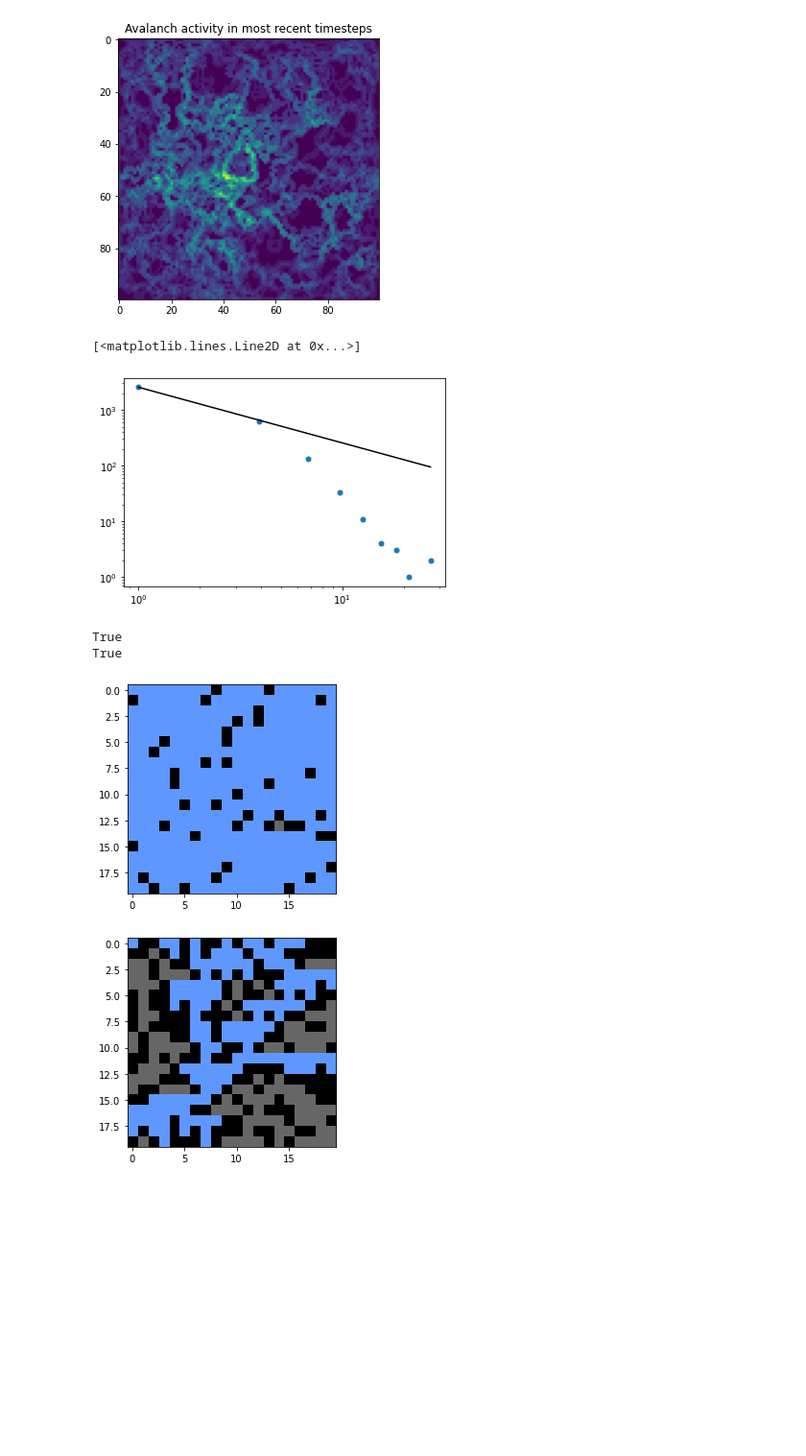
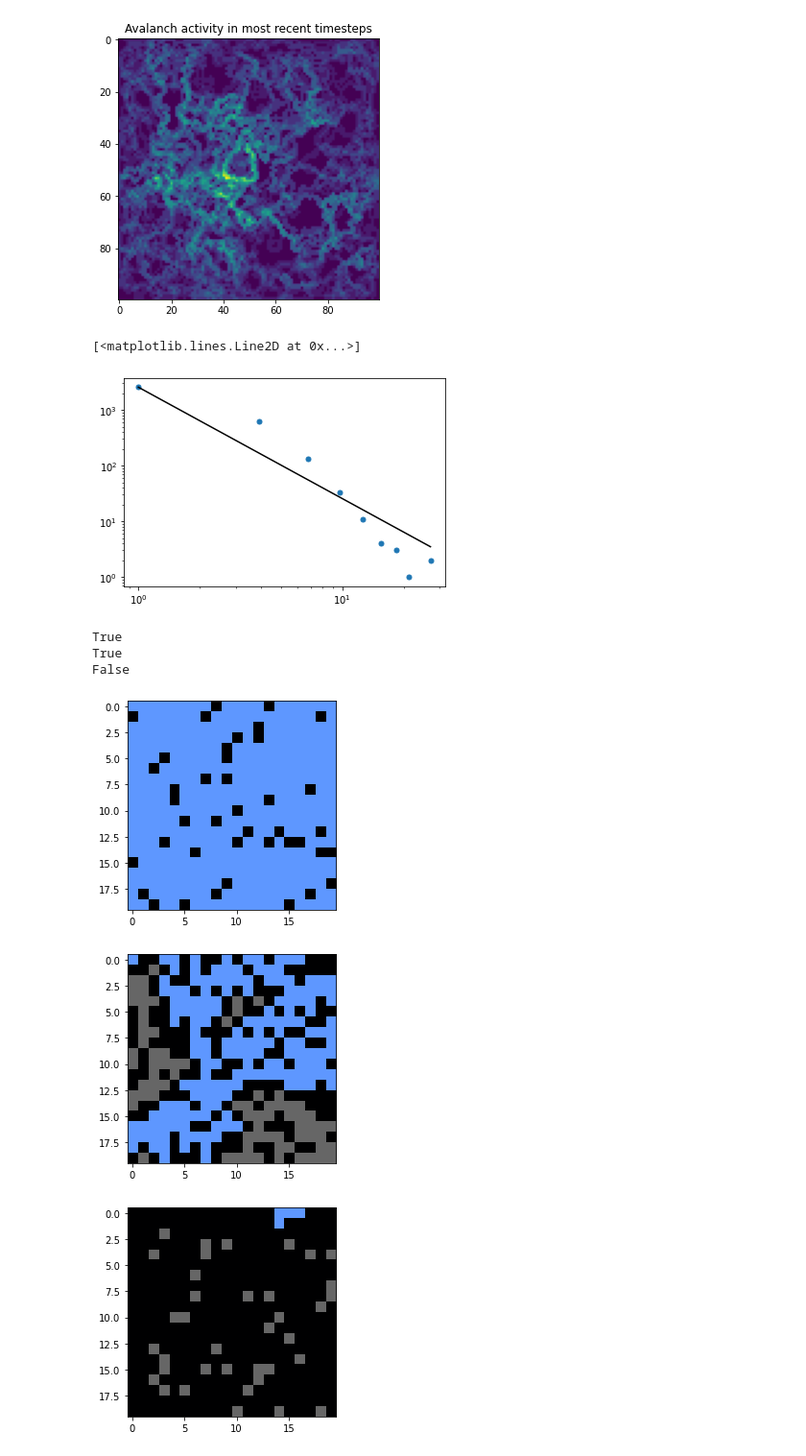
Before and after one commit to adamscottc/chpy, a Jupyter notebook: HW1_Adam_Christensen.ipynb, the cells around one changed output. Shown: that part at 96% size. Saved outputs shown, nothing was run; the diff lists cells and outputs as text; code cells hidden in the pictures; blank space fills up the shorter version.

```diff
--- a/HW1_Adam_Christensen.ipynb
+++ b/HW1_Adam_Christensen.ipynb
@@ -114,7 +115,7 @@ Text(0.5, 1.0, 'Avalanch activity in most recent timesteps')
 vals, bins = np.histogram(all_avalanche_durations)
 plt.figure()
 plt.loglog(bins[:-1], vals, '.',  markersize=10)
-plt.loglog(bins[:-1], (vals[0] / bins[0]) * bins[:-1]**(-1), '-k') # plot 1/T scaling
+plt.loglog(bins[:-1], (vals[0] / bins[0]) * bins[:-1]**(-2), '-k') # plot 1/T scaling
 # %% [output]
 [<matplotlib.lines.Line2D at 0x...>]
-[figure, old version]
+[figure, new version]
@@ -199,35 +232,37 @@ class PercolationSimulation:
 # %%
 from matplotlib.colors import LinearSegmentedColormap
 def plot_percolation(mat):
     """
     Plots a percolation matrix, where 0 indicates an empty site, 1 indicates a blocked
     site, and 2 indicates a filled site
     """
     cvals  = [0, 1, 2]
     colors = [(0.4, 0.4, 0.4), (0, 0, 0), (0.372549, 0.596078, 1)]
 
     norm = plt.Normalize(min(cvals), max(cvals))
     tuples = list(zip(map(norm,cvals), colors))
     cmap = LinearSegmentedColormap.from_list("", tuples)
     plt.imshow(mat, cmap=cmap, vmin=0, vmax=2)
 
 
 model = PercolationSimulation(n=20, random_state=0, p=0.1)
 print(model.percolate())
 plt.figure()
 plot_percolation(model.grid_filled)
 
-model = PercolationSimulation(n=20, random_state=0, p=0.4)
+model = PercolationSimulation(n=20, random_state=0, p=0.407259)
 print(model.percolate())
 plt.figure()
 plot_percolation(model.grid_filled)
 
-# model = PercolationSimulation(n=20, random_state=0, p=0.9)
-# print(model.percolate())
-# plt.figure()
-# plot_percolation(model.grid_filled)
+model = PercolationSimulation(n=20, random_state=0, p=0.9)
+print(model.percolate())
+plt.figure()
+plot_percolation(model.grid_filled)
 # %% [output]
 True
 True
+False
-[figure, old version]
+[figure, new version]
-[figure, old version]
+[figure, new version]
+[figure, added]
```
Also changed, not shown: parts of 11 cells of this notebook.
